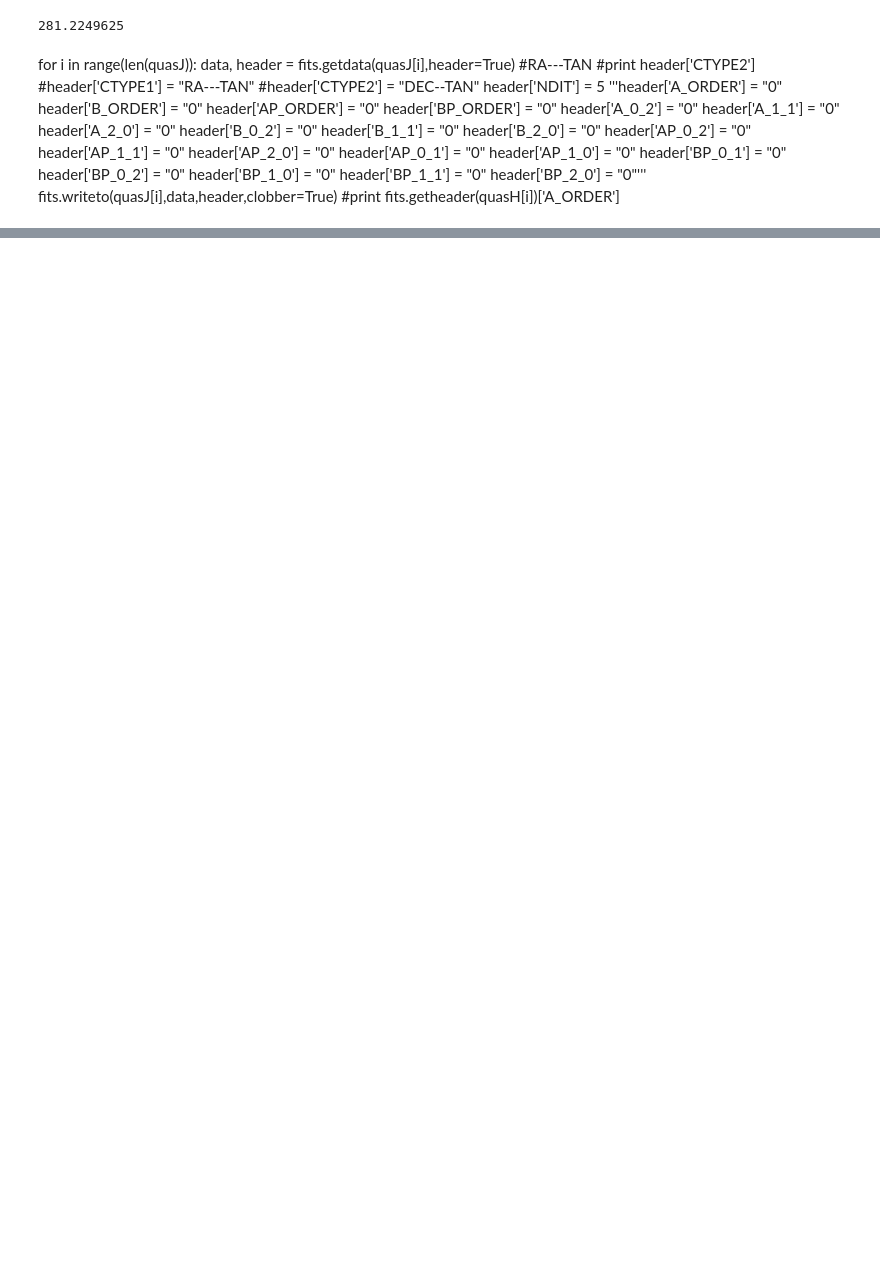
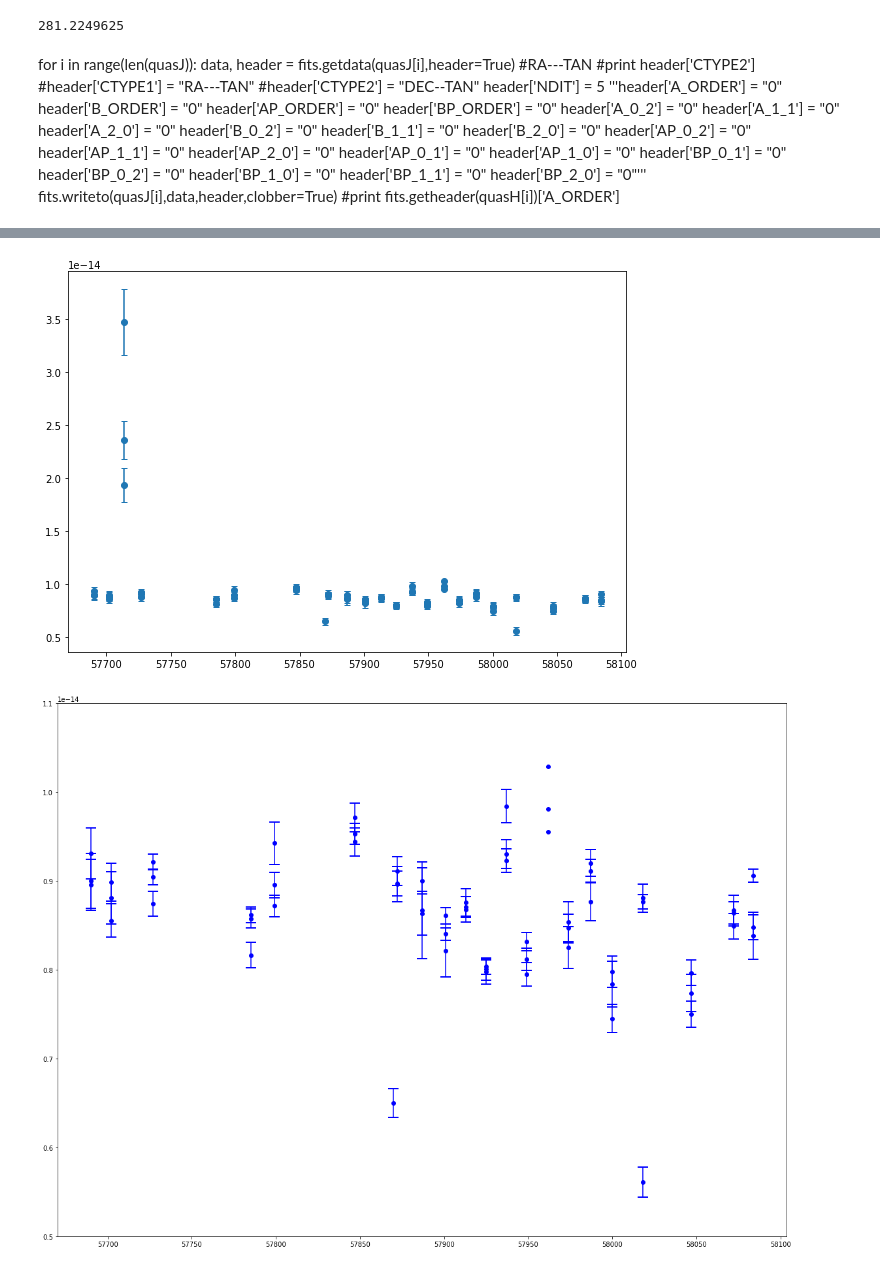
Before and after one commit to LyngeLauritsen/AGNlight, a Jupyter notebook: MasterP/F51/F51z-FLUX-CALIBRATION-NOV.ipynb, the cells around one changed output, grey strips where cells are left out. Saved outputs shown, nothing was run; the diff lists cells and outputs as text; code cells hidden in the pictures; blank space fills up the shorter version.

```diff
--- a/MasterP/F51/F51z-FLUX-CALIBRATION-NOV.ipynb
+++ b/MasterP/F51/F51z-FLUX-CALIBRATION-NOV.ipynb
@@ -534,30 +570,33 @@ print SNR_part_1[:,1]
 # %%
 
 plt.figure(figsize=(10,7))
 plt.errorbar(comp_array[:,0],comp_array[:,1],yerr=noise_quasar_1[:,1],fmt='o',capsize=3)
 plt.errorbar(comp_array[:,0],comp_array[:,2],yerr=noise_quasar_1[:,2],fmt='x',capsize=3)
 plt.errorbar(comp_array[:,0],comp_array[:,3],yerr=noise_quasar_1[:,3],fmt='*',capsize=3)
 #plt.ylim([3*10**(-15),0.45*10**(-14)])
 plt.show()
 
 plt.figure(figsize=(20,15))
-plt.errorbar(comp_array[:,0],comp_array[:,1],yerr=noise_quasar_1[:,1],fmt='o',capsize=3,color='b',label='STA1')
-plt.errorbar(comp_array[:,0],comp_array[:,2],yerr=noise_quasar_1[:,2],fmt='x',capsize=3,color='r',label='STA2')
-plt.errorbar(comp_array[:,0],comp_array[:,3],yerr=noise_quasar_1[:,3],fmt='*',capsize=3,color='g',label='STA3')
+#plt.errorbar(comp_array[:,0],comp_array[:,1],yerr=noise_quasar_1[:,1],fmt='o',capsize=3,color='b',label='STA1')
+#plt.errorbar(comp_array[:,0],comp_array[:,2],yerr=noise_quasar_1[:,2],fmt='x',capsize=3,color='r',label='STA2')
+#plt.errorbar(comp_array[:,0],comp_array[:,3],yerr=noise_quasar_1[:,3],fmt='*',capsize=3,color='g',label='STA3')
 plt.errorbar(comp_array[:,0],comp_array[:,1],yerr=noise_quasar_1[:,4],fmt='o',capsize=8,capthick=2,color='b')
 plt.errorbar(comp_array[:,0],comp_array[:,2],yerr=noise_quasar_1[:,5],fmt='x',capsize=8,capthick=2,color='r')
 plt.errorbar(comp_array[:,0],comp_array[:,3],yerr=noise_quasar_1[:,6],fmt='*',capsize=8,capthick=2,color='g')
 plt.legend()
-#plt.ylim([3*10**(-15),0.45*10**(-14)])
+plt.ylim([5*10**(-15),1.1*10**(-14)])
 plt.show()
 
 plt.figure(figsize=(10,7))
 plt.scatter(comp_array[:,0],comp_array[:,1])
 plt.scatter(comp_array[:,0],comp_array[:,2])
 plt.scatter(comp_array[:,0],comp_array[:,3])
 plt.ylim([6*10**(-15),1.5*10**(-14)])
 plt.show()
 
 np.savetxt('../NOVEMBER/F51_NOISE_z.txt',noise_quasar_1)
 np.savetxt('../NOVEMBER/NOV-F51-z',comp_array)
 np.savetxt('../NOVEMBER/F51_SNR_z.txt',SNR_part_1)
+# %% [output]
+[figure, added]
+[figure, added]
```
Also changed, not shown: parts of 6 cells of this notebook, 50 other files.
